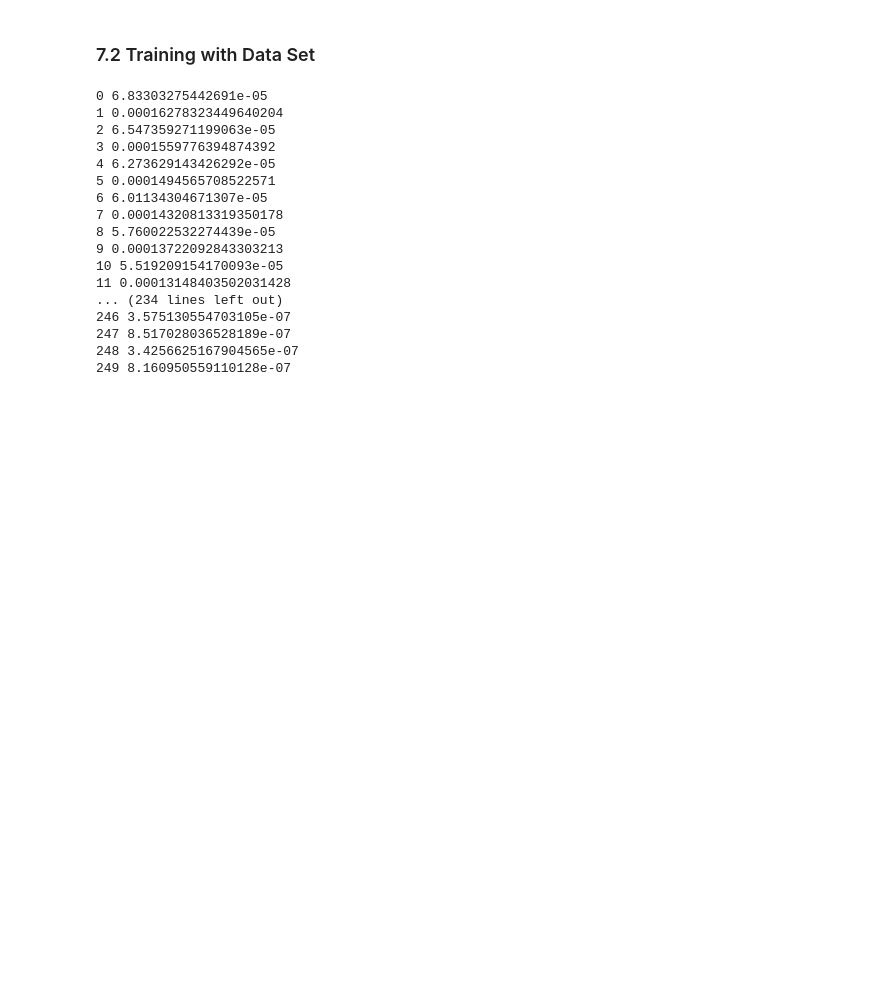
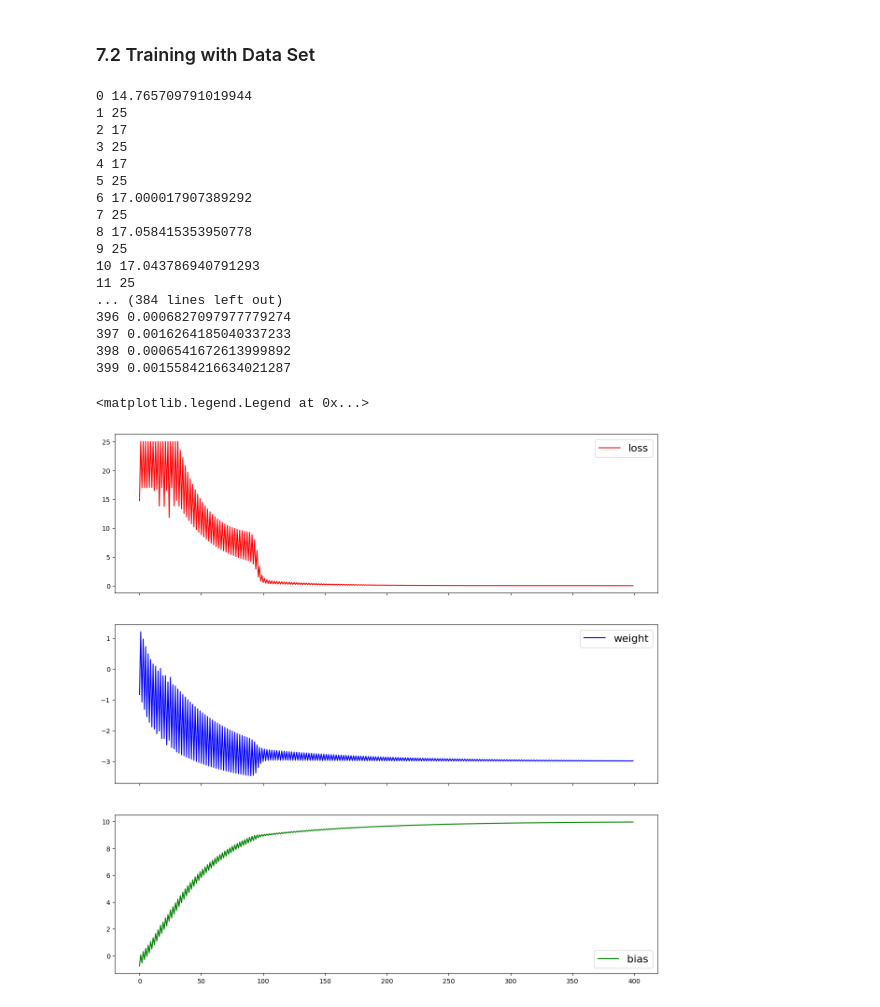
Before and after one commit to mmshakourig/ENPH353_LAB5, a Jupyter notebook: neuralNet.ipynb, the cells around one changed output. Drawn from its saved outputs; the diff is of its cells as text; code cells hidden in the pictures; blank space fills up the shorter version.

Commit message:
Plots added

```diff
--- a/neuralNet.ipynb
+++ b/neuralNet.ipynb
@@ -353,7 +353,11 @@ ys = [2, 1, -2]
 # %% [markdown]
 ### 7.2 Training with Data Set
 # %%
-for k in range(250):
+losses = []
+weights = []
+biases = []
+
+for k in range(400):
 
   # forward pass
   ypred = [n(x) for x in xs]
@@ -369,21 +373,40 @@ for k in range(250):
     p.data += -0.06 * p.grad
 
   print(k, loss.data)
+
+  losses.append(loss.data)
+  weights.append(n.layers[0].neurons[0].w[0].data)
+  biases.append(n.layers[0].neurons[0].b.data)
 # %% [output]
-0 6.83303275442691e-05
-1 0.00016278323449640204
-2 6.547359271199063e-05
-3 0.0001559776394874392
-4 6.273629143426292e-05
-5 0.0001494565708522571
-6 6.01134304671307e-05
-7 0.00014320813319350178
-8 5.760022532274439e-05
-9 0.00013722092843303213
-10 5.519209154170093e-05
-11 0.00013148403502031428
-... (234 lines left out)
-246 3.575130554703105e-07
-247 8.517028036528189e-07
-248 3.4256625167904565e-07
-249 8.160950559110128e-07
+0 14.765709791019944
+1 25
+2 17
+3 25
+4 17
+5 25
+6 17.000017907389292
+7 25
+8 17.058415353950778
+9 25
+10 17.043786940791293
+11 25
+... (384 lines left out)
+396 0.0006827097977779274
+397 0.0016264185040337233
+398 0.0006541672613999892
+399 0.0015584216634021287
+# %%
+from matplotlib.pyplot import xlabel
+
+
+fig, axs = plt.subplots(3, 1, figsize=(15, 15), sharex=True)
+
+axs[0].plot(losses, label='loss', color='red')
+axs[1].plot(weights, label='weight', color='blue')
+axs[2].plot(biases, label='bias', color='green')
+axs[0].legend(loc='upper right', fontsize=16)
+axs[1].legend(loc='upper right', fontsize=16)
+axs[2].legend(loc='lower right', fontsize=16)
+# %% [output]
+<matplotlib.legend.Legend at 0x...>
+[figure, added]
```
Also changed, not shown: parts of 1 cell of this notebook.
